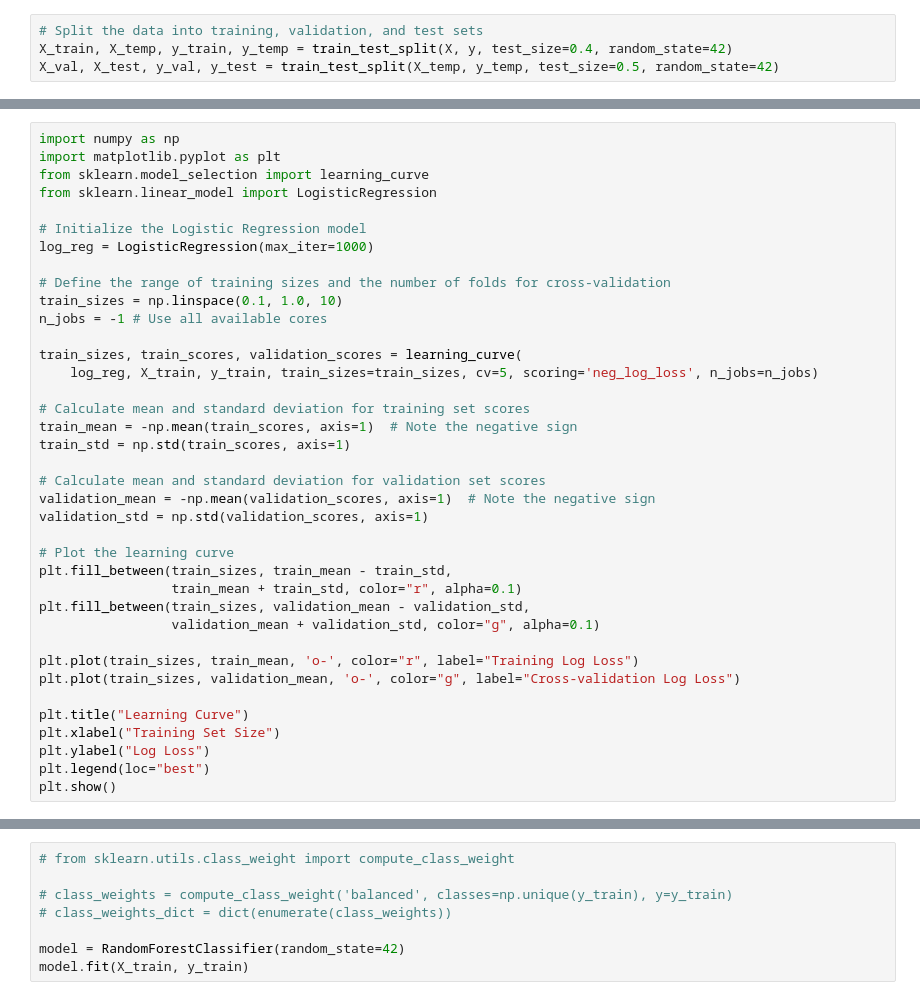
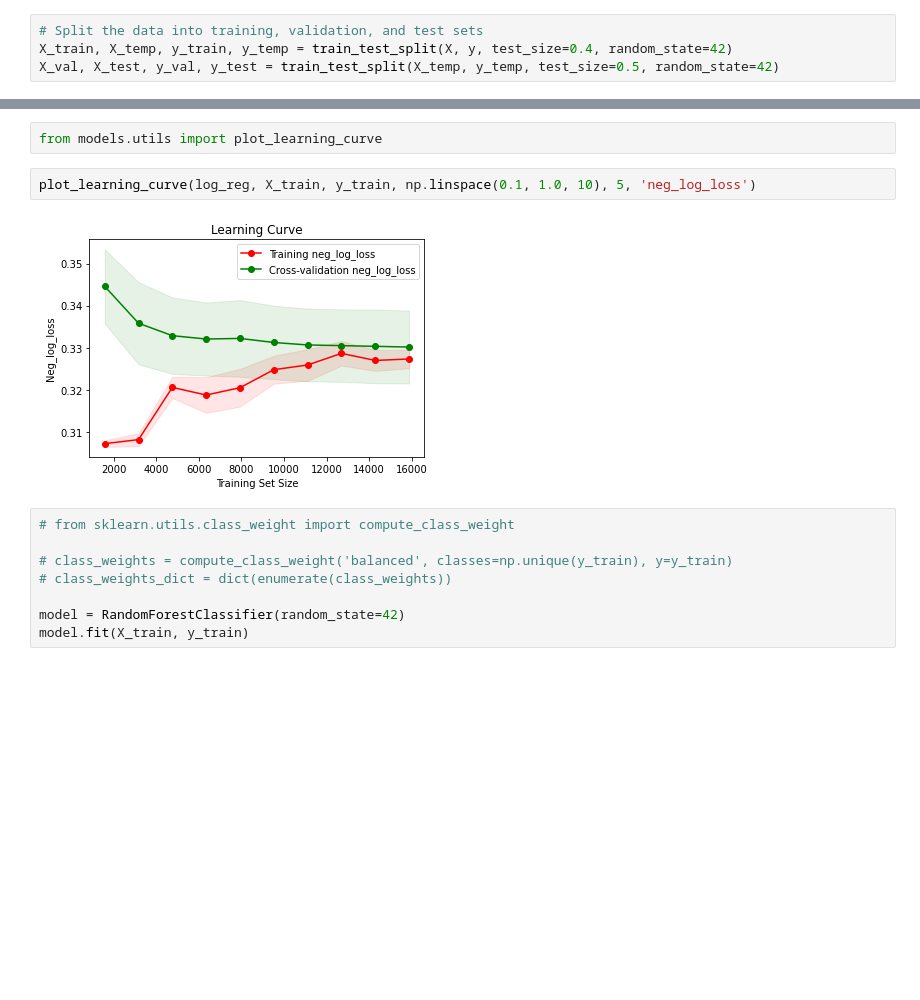
Before and after one commit to RyanZurrin/CS438-Final-Project, a Jupyter notebook: ML_DATA_CLEANER_TEST_MULTIPLICATIVE.ipynb, the cells around one changed output, grey strips where cells are left out. Cells and saved outputs as stored; diff of their text form; blank space fills up the shorter version.

```diff
--- a/ML_DATA_CLEANER_TEST_MULTIPLICATIVE.ipynb
+++ b/ML_DATA_CLEANER_TEST_MULTIPLICATIVE.ipynb
@@ -574,38 +464,0 @@ plt.show()
-# %%
-import numpy as np
-import matplotlib.pyplot as plt
-from sklearn.model_selection import learning_curve
-from sklearn.linear_model import LogisticRegression
-
-# Initialize the Logistic Regression model
-log_reg = LogisticRegression(max_iter=1000)
-
-# Define the range of training sizes and the number of folds for cross-validation
-train_sizes = np.linspace(0.1, 1.0, 10)
-n_jobs = -1 # Use all available cores
-
-train_sizes, train_scores, validation_scores = learning_curve(
-    log_reg, X_train, y_train, train_sizes=train_sizes, cv=5, scoring='neg_log_loss', n_jobs=n_jobs)
-
-# Calculate mean and standard deviation for training set scores
-train_mean = -np.mean(train_scores, axis=1)  # Note the negative sign
-train_std = np.std(train_scores, axis=1)
-
-# Calculate mean and standard deviation for validation set scores
-validation_mean = -np.mean(validation_scores, axis=1)  # Note the negative sign
-validation_std = np.std(validation_scores, axis=1)
-
-# Plot the learning curve
-plt.fill_between(train_sizes, train_mean - train_std,
-                 train_mean + train_std, color="r", alpha=0.1)
-plt.fill_between(train_sizes, validation_mean - validation_std,
-                 validation_mean + validation_std, color="g", alpha=0.1)
-
-plt.plot(train_sizes, train_mean, 'o-', color="r", label="Training Log Loss")
-plt.plot(train_sizes, validation_mean, 'o-', color="g", label="Cross-validation Log Loss")
-
-plt.title("Learning Curve")
-plt.xlabel("Training Set Size")
-plt.ylabel("Log Loss")
-plt.legend(loc="best")
-plt.show()
@@ -614,3 +465,9 @@ plt.show()
+# %%
+from models.utils import plot_learning_curve
+# %%
+plot_learning_curve(log_reg, X_train, y_train, np.linspace(0.1, 1.0, 10), 5, 'neg_log_loss')
+# %% [output]
+[figure, added]
 # %%
 # from sklearn.utils.class_weight import compute_class_weight
 
```
Also changed, not shown: parts of 25 cells of this notebook, 5 other files.
